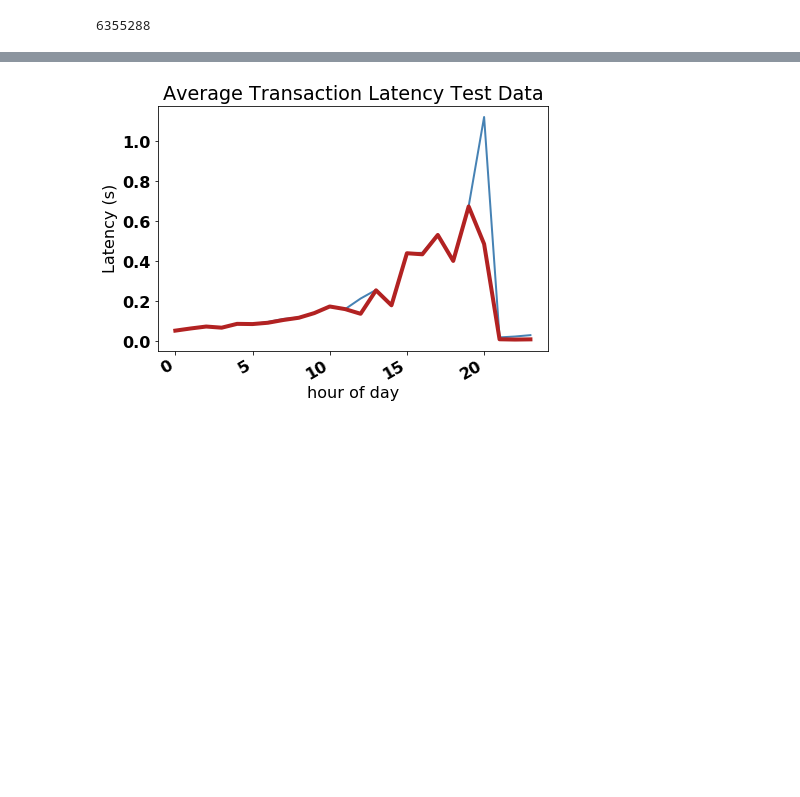
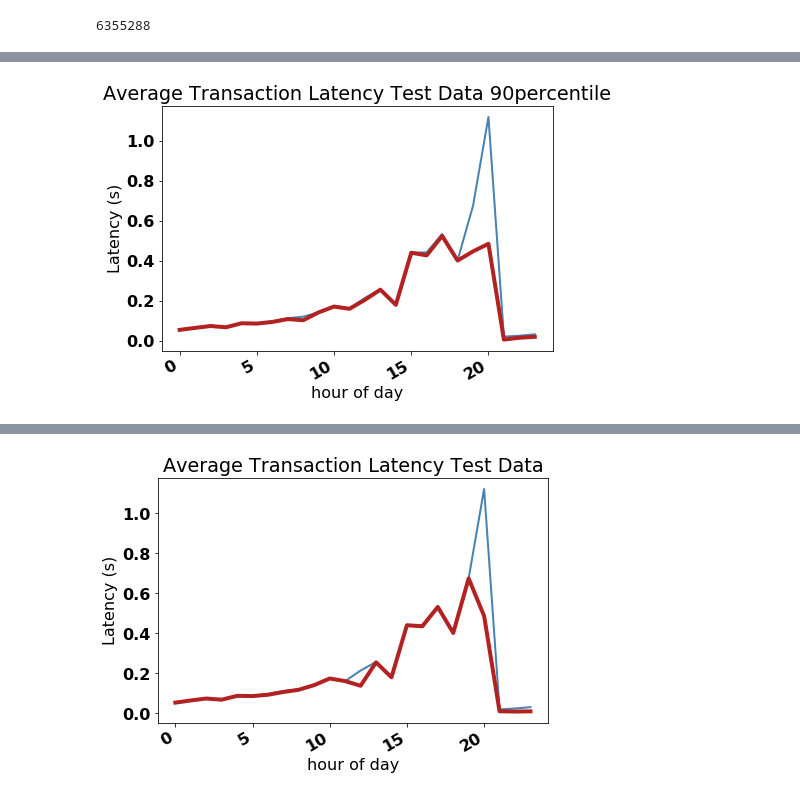
Before and after one commit to nrb75/Manifold, a Jupyter notebook: FP-Growth-optimize-hourly.ipynb, the cells around one changed output, grey strips where cells are left out. Drawn from its saved outputs; the diff is of its cells as text; code cells hidden in the pictures; blank space fills up the shorter version.

```diff
--- a/FP-Growth-optimize-hourly.ipynb
+++ b/FP-Growth-optimize-hourly.ipynb
@@ -309,3 +338,6 @@ total_latency
 total_model_latency
 # %% [output]
 6355288
+# %%
+#adjust the min threshold to 0.9 instead of 0.8 percentile
+server_assign90, model_output_test90, total_latency90, total_model_latency90, avg_latency90, avg_model_latency90=hourly_step_test_output(df_train=train_df, df_test=test_df, percentile=.9, confidence=confidence, apps_server=apps_server)
@@ -311,0 +378,15 @@ total_model_latency
+# %%
+matplotlib.rc('font', **font)
+fig, ax = plt.subplots(1,1, figsize=(7,5))
+ax.plot(model_output_test90['hours'], model_output_test90['avg_latency'], color='steelblue', linewidth=2.0)
+ax.plot(model_output_test90['hours'], model_output_test90['avg_latency_model'], color='firebrick', linewidth=4.0)
+
+
+## Rotate date labels automatically
+fig.autofmt_xdate()
+plt.ylabel('Latency (s)')
+plt.xlabel('hour of day')
+plt.title('Average Transaction Latency Test Data 90percentile')
+fig.savefig('Average_transaction_latency_hours_day_Test_90.png')
+# %% [output]
+[figure, added]
```
Also changed, not shown: parts of 53 cells of this notebook, 5 other files.
